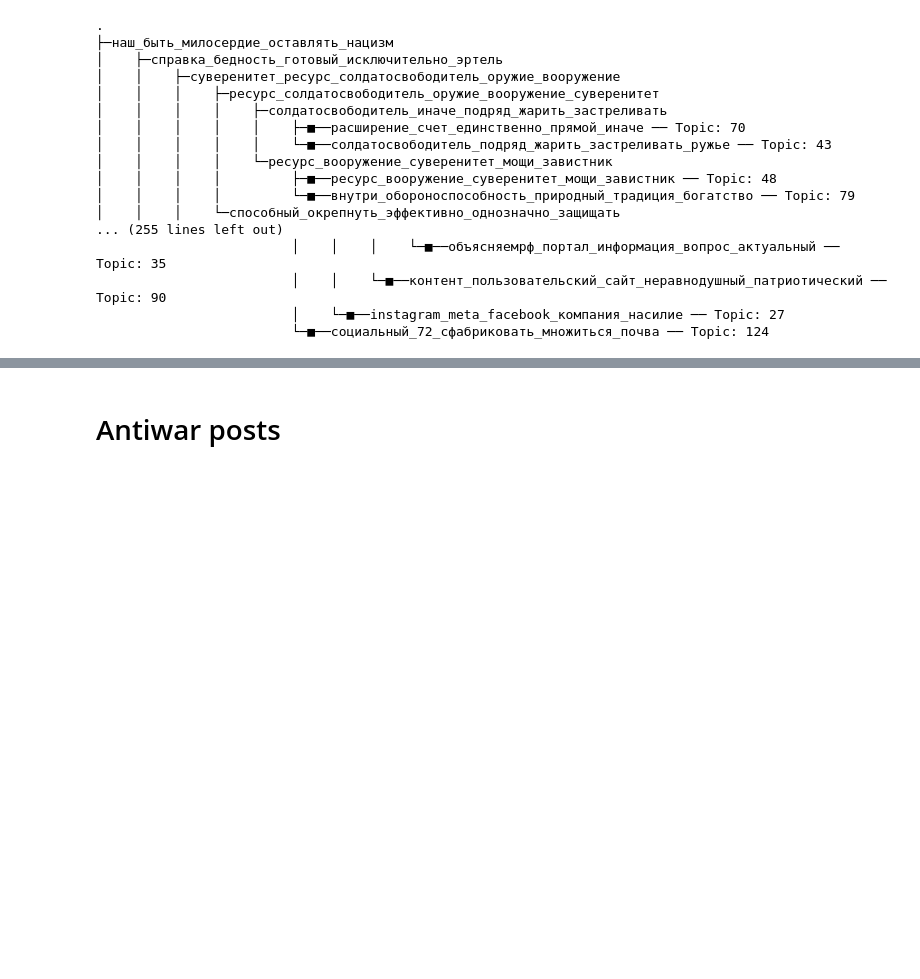
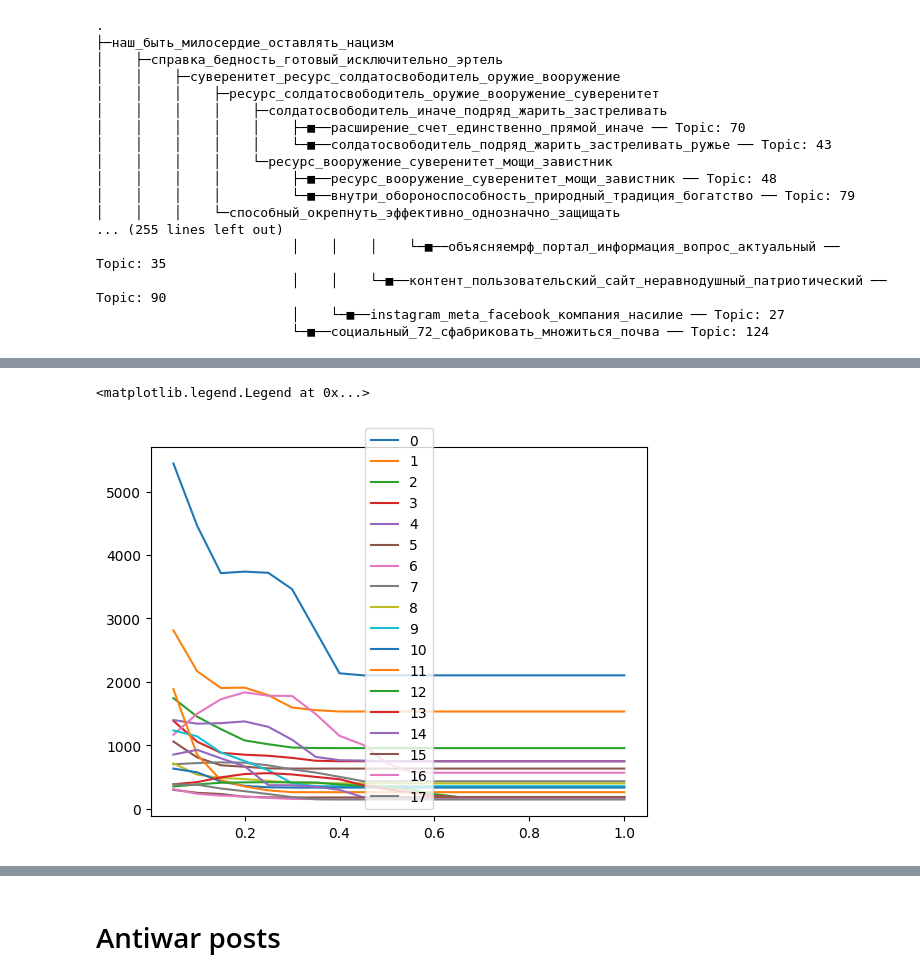
Before and after one commit to AlesyaSokol/VK_and_war, a Jupyter notebook: Topic_modelling_colab.ipynb, the cells around one changed output, grey strips where cells are left out. Cells and saved outputs as stored; diff of their text form; code cells hidden in the pictures; blank space fills up the shorter version.

```diff
--- a/Topic_modelling_colab.ipynb
+++ b/Topic_modelling_colab.ipynb
@@ -1282,0 +1385,7 @@ get_random_post_topic(9, topics = new_topics)
+# %%
+plt.figure()
+plt.plot(thresholds, totals)
+plt.legend([str(i) for i in range(18)])
+# %% [output]
+<matplotlib.legend.Legend at 0x...>
+[figure, added]
```
Also changed, not shown: parts of 51 cells of this notebook.
